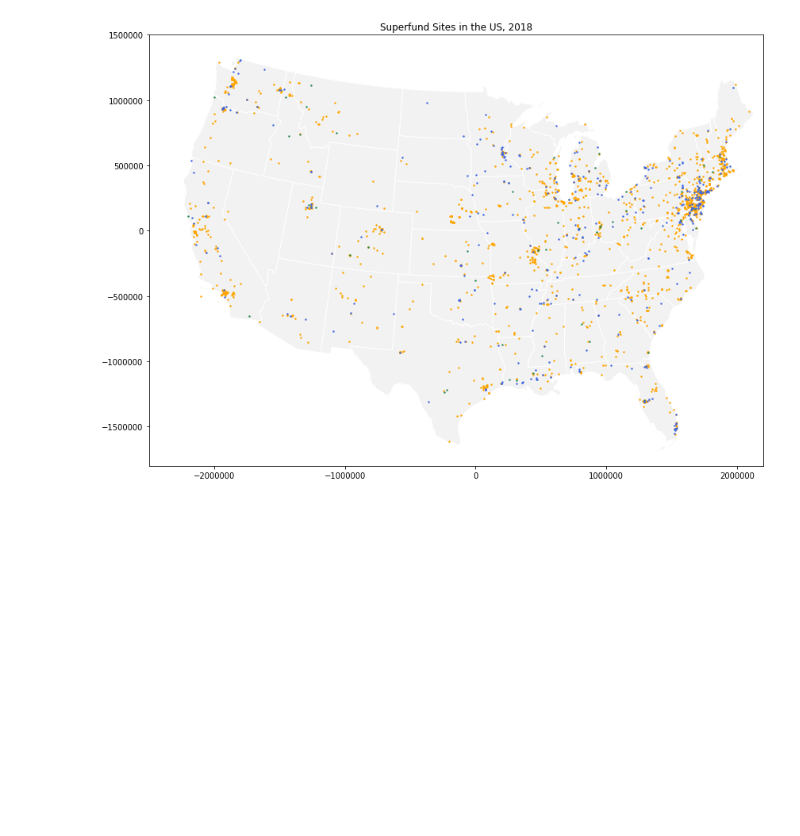
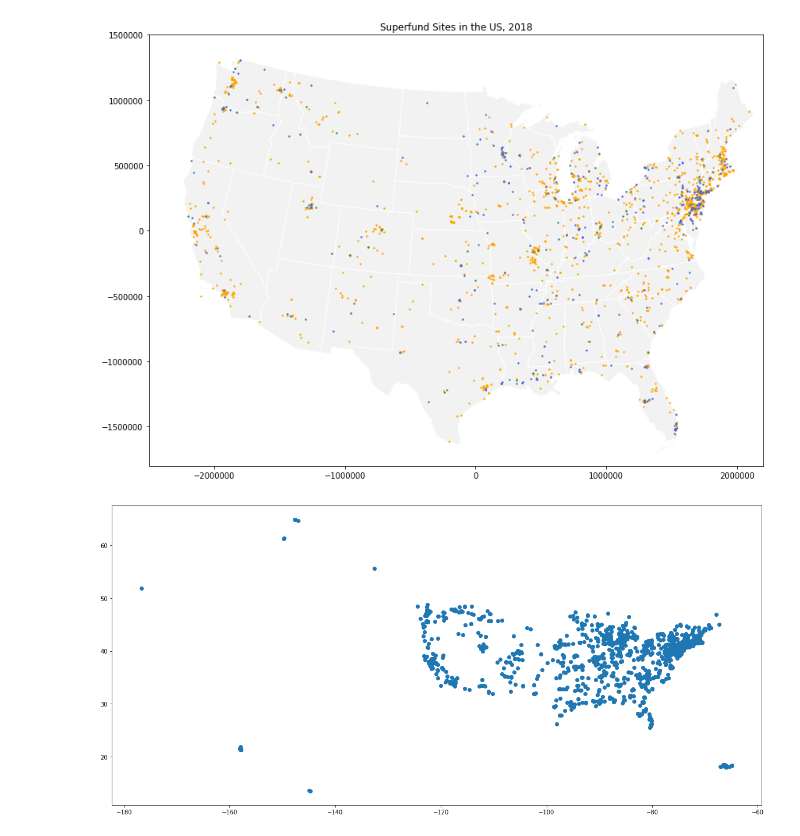
Before and after one commit to EileenGrady/us-industrial-pollution, a Jupyter notebook: Superfund-data-exploration.ipynb, the cells around one changed output. Saved outputs shown, nothing was run; the diff lists cells and outputs as text; code cells hidden in the pictures; blank space fills up the shorter version.

Commit message:
exploring and wrangling data in notebooks

```diff
--- a/Superfund-data-exploration.ipynb
+++ b/Superfund-data-exploration.ipynb
@@ -94,0 +99,5 @@ print
+# %%
+superfund = gpd.read_file('data/superfund-sites.geojson')
+superfund.plot(figsize=(20,10));
+# %% [output]
+[figure, added]
```
Also changed, not shown: parts of 3 cells of this notebook, 14 other files.
